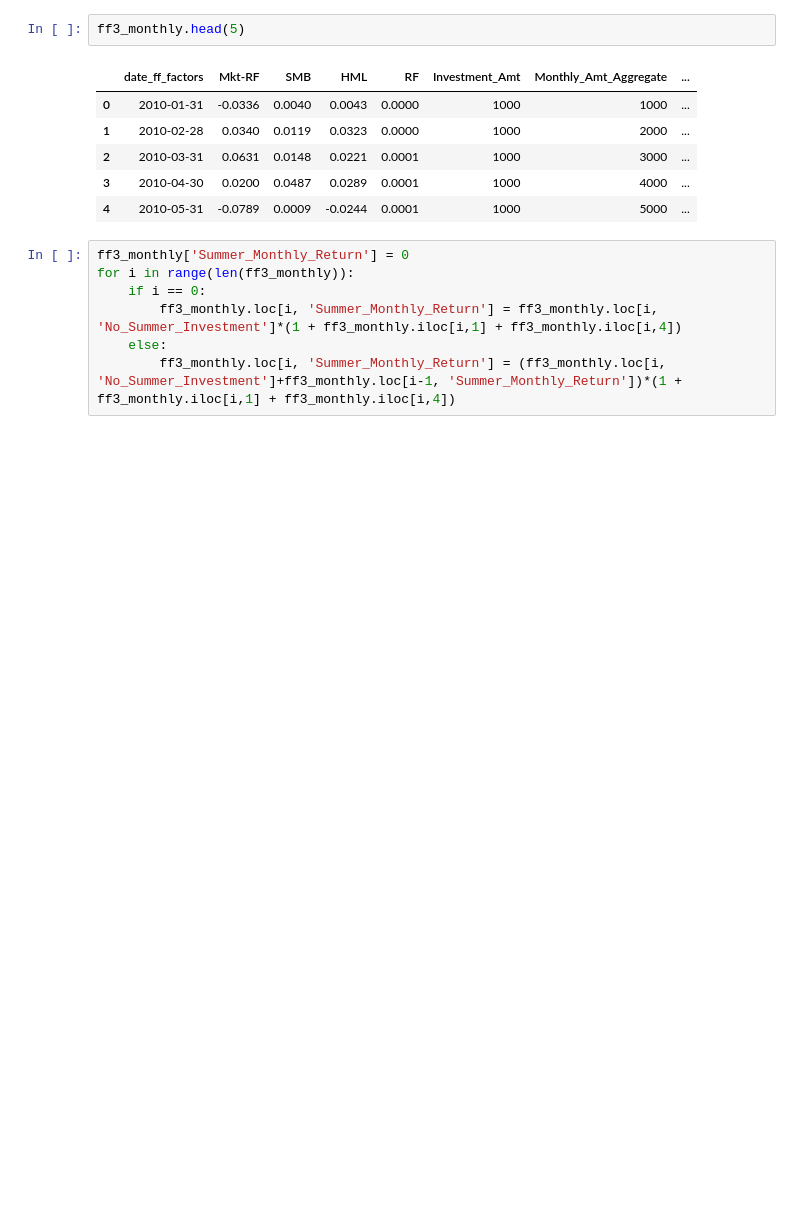
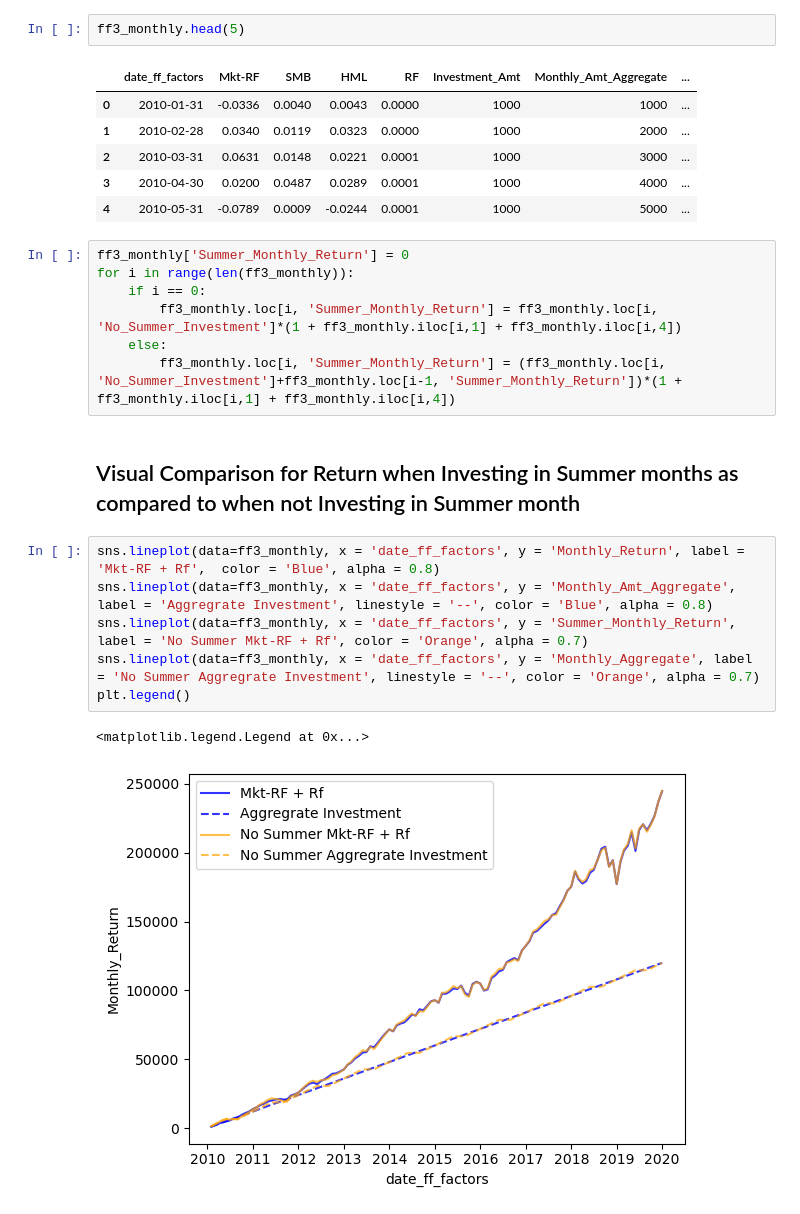
Before and after one commit to Priyagha/Portfolio_Returns, a Jupyter notebook: Portfolio_Returns.ipynb, the cells around one changed output. Cells and saved outputs as stored; diff of their text form; blank space fills up the shorter version.

Commit message:
Plot of monthly returns comparing summer and no summer investments

```diff
--- a/Portfolio_Returns.ipynb
+++ b/Portfolio_Returns.ipynb
@@ -113,3 +113,14 @@ for i in range(len(ff3_monthly)):
         ff3_monthly.loc[i, 'Summer_Monthly_Return'] = ff3_monthly.loc[i, 'No_Summer_Investment']*(1 + ff3_monthly.iloc[i,1] + ff3_monthly.iloc[i,4])
     else:
         ff3_monthly.loc[i, 'Summer_Monthly_Return'] = (ff3_monthly.loc[i, 'No_Summer_Investment']+ff3_monthly.loc[i-1, 'Summer_Monthly_Return'])*(1 + ff3_monthly.iloc[i,1] + ff3_monthly.iloc[i,4])
+# %% [markdown]
+## Visual Comparison for Return when Investing in Summer months as compared to when not Investing in Summer month
+# %%
+sns.lineplot(data=ff3_monthly, x = 'date_ff_factors', y = 'Monthly_Return', label = 'Mkt-RF + Rf',  color = 'Blue', alpha = 0.8)
+sns.lineplot(data=ff3_monthly, x = 'date_ff_factors', y = 'Monthly_Amt_Aggregate', label = 'Aggregrate Investment', linestyle = '--', color = 'Blue', alpha = 0.8)
+sns.lineplot(data=ff3_monthly, x = 'date_ff_factors', y = 'Summer_Monthly_Return', label = 'No Summer Mkt-RF + Rf', color = 'Orange', alpha = 0.7)
+sns.lineplot(data=ff3_monthly, x = 'date_ff_factors', y = 'Monthly_Aggregate', label = 'No Summer Aggregrate Investment', linestyle = '--', color = 'Orange', alpha = 0.7)
+plt.legend()
+# %% [output]
+<matplotlib.legend.Legend at 0x...>
+[figure, added]
```
